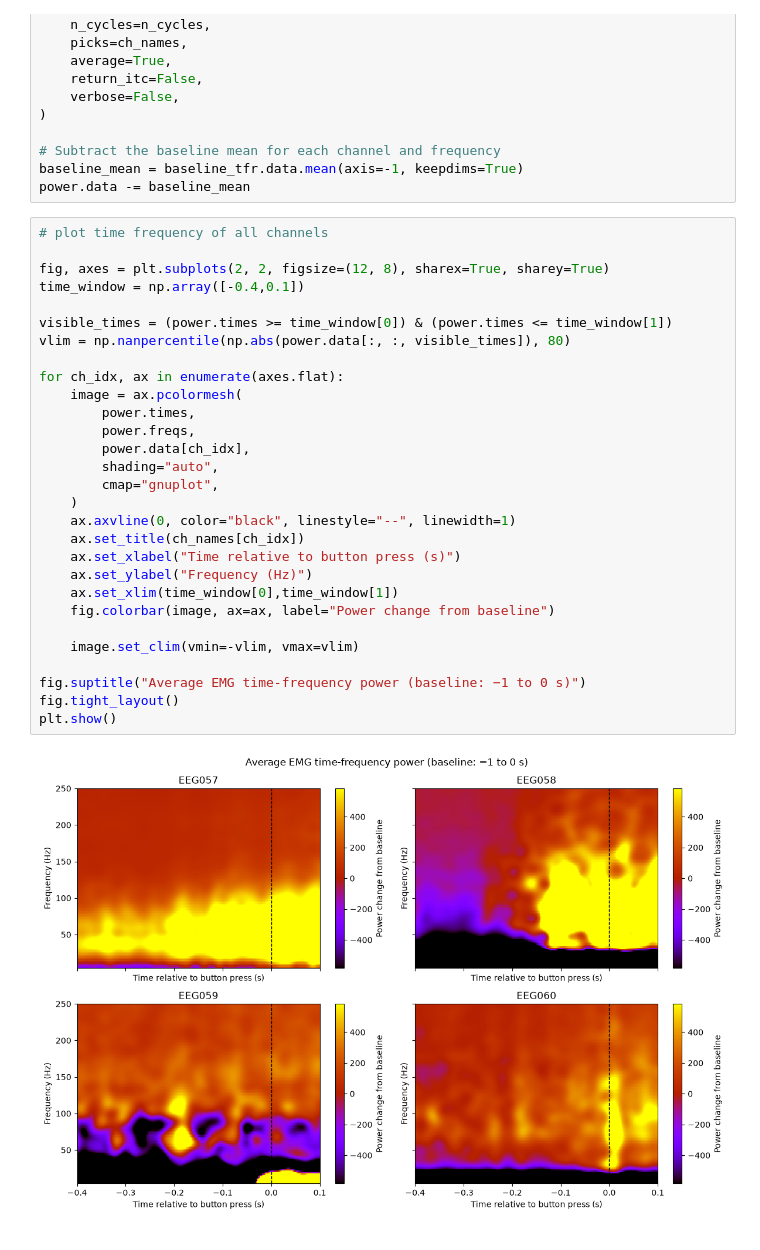
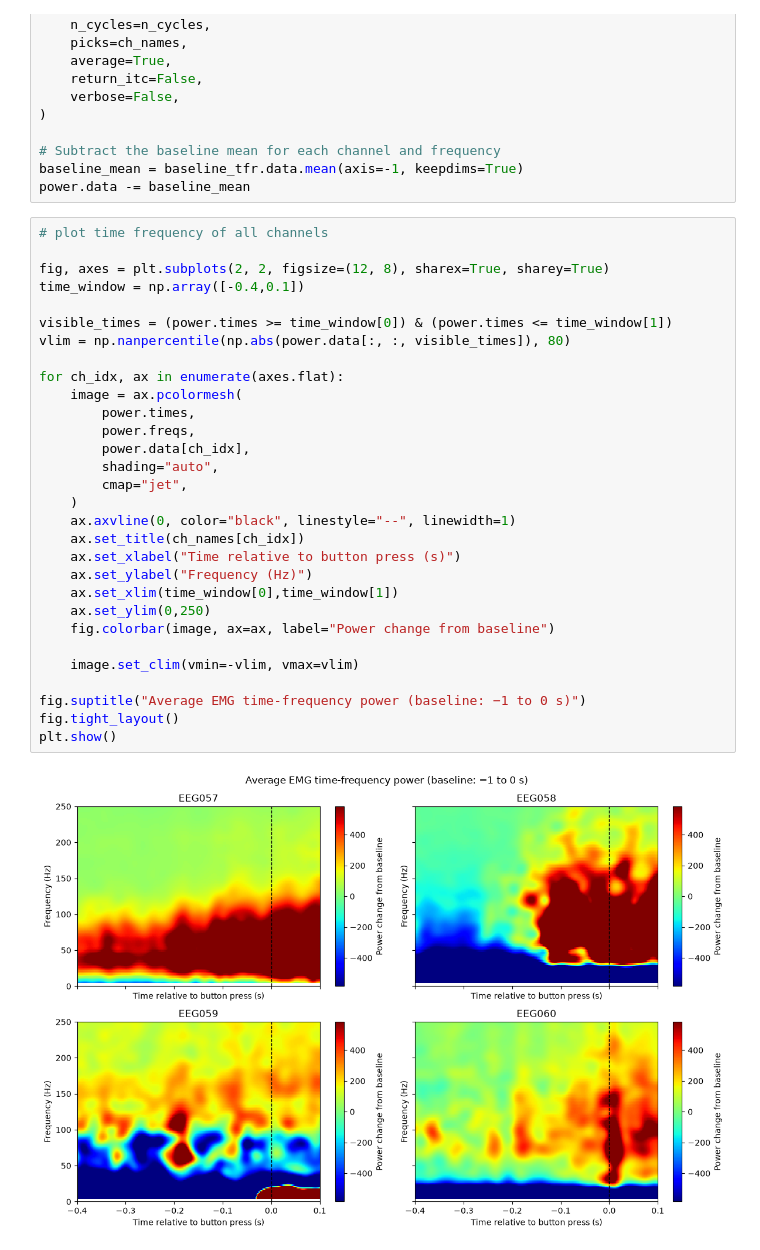
Before and after one commit to NicoloMarcello/ResearchProjectNM2026, a Jupyter notebook: TFA_EMG.ipynb, the cells around one changed output. Drawn from its saved outputs; the diff is of its cells as text.

Commit message:
made adjustments to TFA plot, setting y, x axis limits, and changing the color axis scale until range of frequencies is visible

```diff
--- a/TFA_EMG.ipynb
+++ b/TFA_EMG.ipynb
@@ -234,31 +234,32 @@ power.data -= baseline_mean
 # %%
 # plot time frequency of all channels
 
 fig, axes = plt.subplots(2, 2, figsize=(12, 8), sharex=True, sharey=True)
 time_window = np.array([-0.4,0.1])
 
 visible_times = (power.times >= time_window[0]) & (power.times <= time_window[1])
 vlim = np.nanpercentile(np.abs(power.data[:, :, visible_times]), 80)
 
 for ch_idx, ax in enumerate(axes.flat):
     image = ax.pcolormesh(
         power.times,
         power.freqs,
         power.data[ch_idx],
         shading="auto",
-        cmap="gnuplot",
+        cmap="jet",
     )
     ax.axvline(0, color="black", linestyle="--", linewidth=1)
     ax.set_title(ch_names[ch_idx])
     ax.set_xlabel("Time relative to button press (s)")
     ax.set_ylabel("Frequency (Hz)")
     ax.set_xlim(time_window[0],time_window[1])
+    ax.set_ylim(0,250)
     fig.colorbar(image, ax=ax, label="Power change from baseline")
 
     image.set_clim(vmin=-vlim, vmax=vlim)
 
 fig.suptitle("Average EMG time-frequency power (baseline: −1 to 0 s)")
 fig.tight_layout()
 plt.show()
 # %% [output]
-[figure, old version]
+[figure, new version]
```
